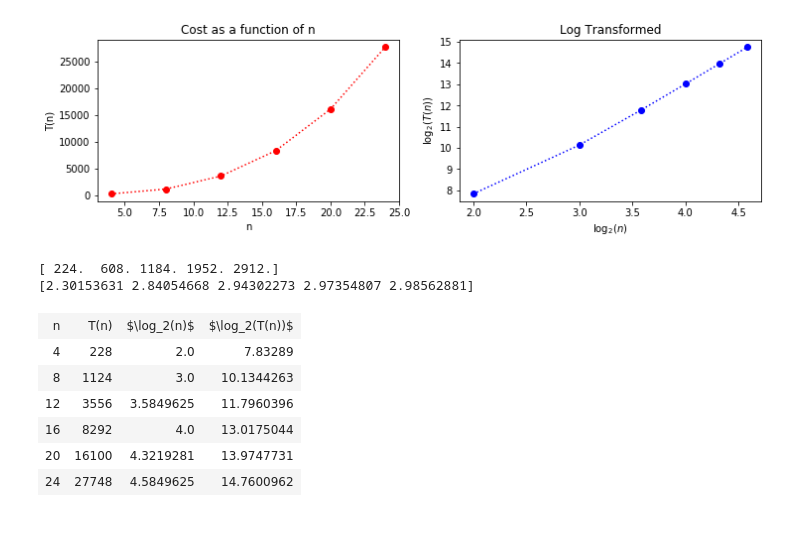
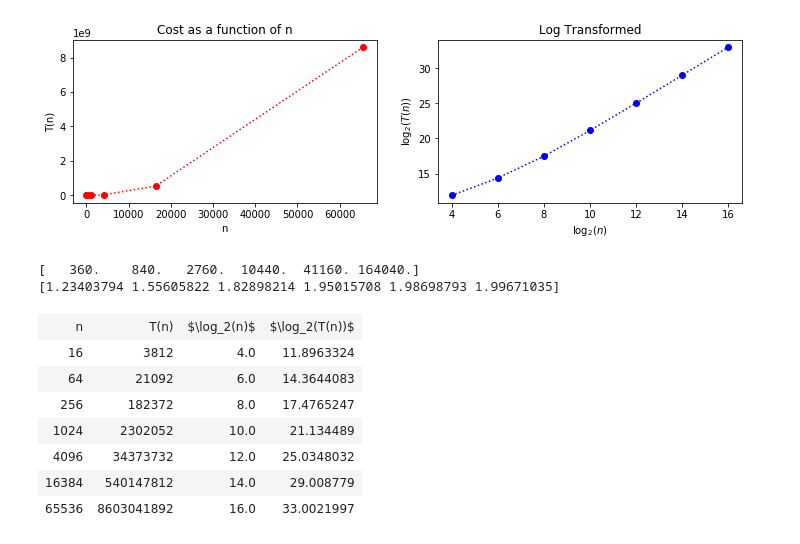
Before and after one commit to john-s-butler-dit/Intro-to-Algorithms, a Jupyter notebook: Chapter 1- Introduction_to_Algorithms/Analysis of an Algorithm.ipynb, the cells around one changed output. Cells and saved outputs as stored; diff of their text form; code cells hidden in the pictures.

```diff
--- a/Chapter 1- Introduction_to_Algorithms/Analysis of an Algorithm.ipynb
+++ b/Chapter 1- Introduction_to_Algorithms/Analysis of an Algorithm.ipynb
@@ -81,18 +104,19 @@ Analysis_of_Algorithm_Table(n,T)
 # %%
-n=np.arange(4,25,4)
-T=2*n**3+100
+n=2**np.arange(4,18,2)
+T=2*n**2++200*n+100
 Analysis_of_Algorithm(n,T)
 # %% [output]
-[figure, old version]
+[figure, new version]
 # %%
 Analysis_of_Algorithm_Table(n,T)
 # %% [output]
-[ 224.  608. 1184. 1952. 2912.]
-[2.30153631 2.84054668 2.94302273 2.97354807 2.98562881]
+[   360.    840.   2760.  10440.  41160. 164040.]
+[1.23403794 1.55605822 1.82898214 1.95015708 1.98698793 1.99671035]
 | n | T(n) | $\log_2(n)$ | $\log_2(T(n))$ |
-| 4 | 228 | 2.0 | 7.83289 |
-| 8 | 1124 | 3.0 | 10.1344263 |
-| 12 | 3556 | 3.5849625 | 11.7960396 |
-| 16 | 8292 | 4.0 | 13.0175044 |
-| 20 | 16100 | 4.3219281 | 13.9747731 |
-| 24 | 27748 | 4.5849625 | 14.7600962 |
+| 16 | 3812 | 4.0 | 11.8963324 |
+| 64 | 21092 | 6.0 | 14.3644083 |
+| 256 | 182372 | 8.0 | 17.4765247 |
+| 1024 | 2302052 | 10.0 | 21.134489 |
+| 4096 | 34373732 | 12.0 | 25.0348032 |
+| 16384 | 540147812 | 14.0 | 29.008779 |
+| 65536 | 8603041892 | 16.0 | 33.0021997 |
```
Also changed, not shown: parts of 12 cells of this notebook, 3 other files.
